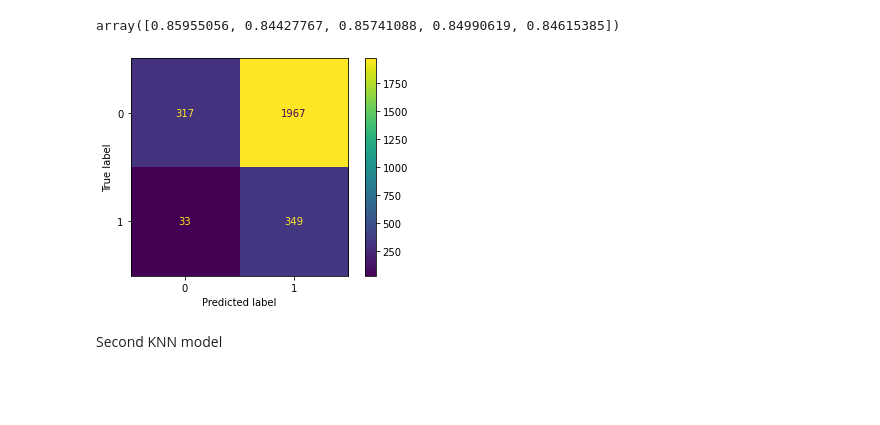
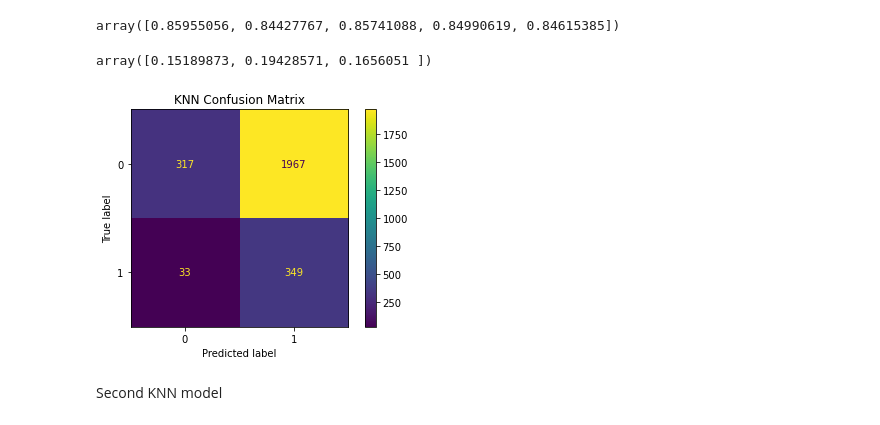
Before and after one commit to oklena/SyriaTel_Customer_Churn, a Jupyter notebook: notebooks/eda/Ali_EDA.ipynb, the cells around one changed output. Cells and saved outputs as stored; diff of their text form; code cells hidden in the pictures; blank space fills up the shorter version.

```diff
--- a/notebooks/eda/Ali_EDA.ipynb
+++ b/notebooks/eda/Ali_EDA.ipynb
@@ -393,10 +407,16 @@ cv_scores = cross_val_score(knn_cv, X_train_sc, y_train, cv=5)
 cv_scores
 # %% [output]
 array([0.85955056, 0.84427767, 0.85741088, 0.84990619, 0.84615385])
-# %%
-plot_confusion_matrix(knn_cv, X_tr_, y_train);
-# %% [output]
-[figure, removed]
+# %%
+cross_val_score(knn_cv, X_train_sc, y_train, cv=3, scoring='f1')
+# %% [output]
+array([0.15189873, 0.19428571, 0.1656051 ])
+# %%
+first_knn = plot_confusion_matrix(knn_cv, X_tr_, y_train)
+plt.title('KNN Confusion Matrix');
+plt.savefig('first_knn.pdf')
+# %% [output]
+[figure, added]
 # %% [markdown]
 Second KNN model
 # %%
```
Also changed, not shown: parts of 17 cells of this notebook, 15 other files.
